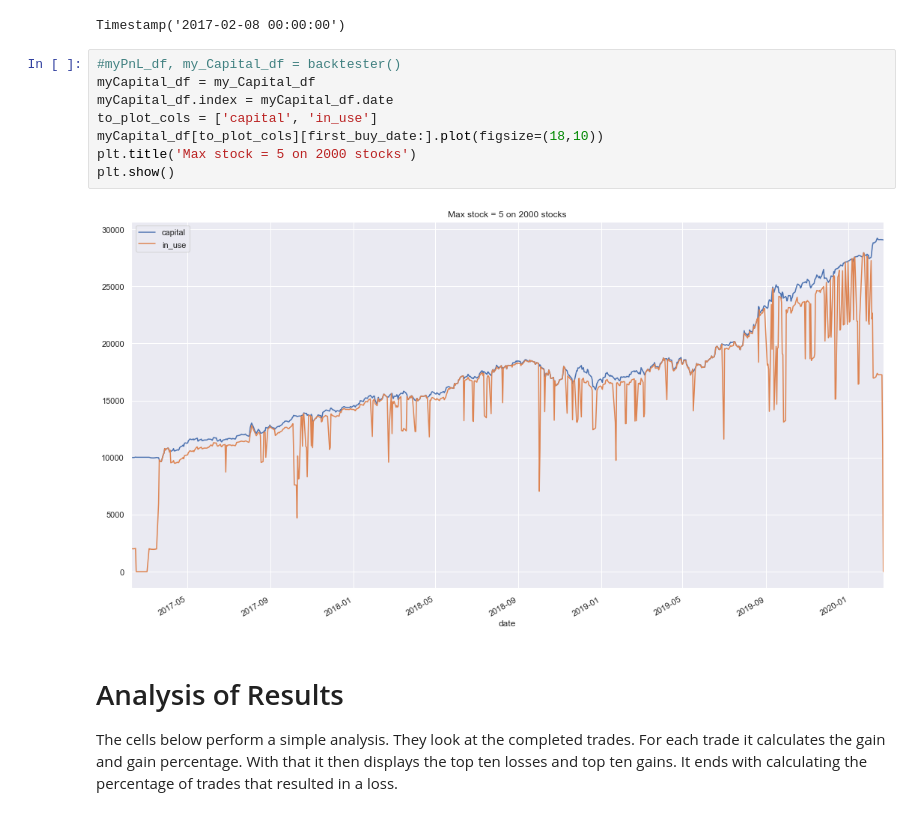
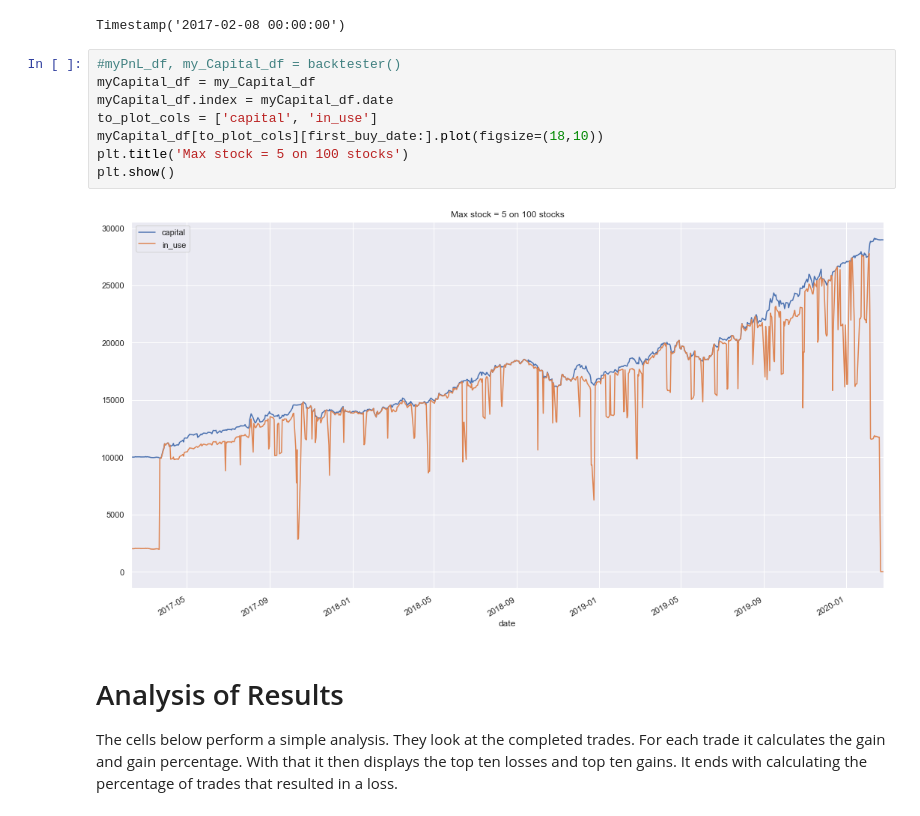
Before and after one commit to frkornet/Stock-Market-Final-Project, a Jupyter notebook: notebook/backtest_100.ipynb, the cells around one changed output. Drawn from its saved outputs; the diff is of its cells as text.

```diff
--- a/notebook/backtest_100.ipynb
+++ b/notebook/backtest_100.ipynb
@@ -81,13 +85,13 @@ Timestamp('2017-02-08 00:00:00')
 # %%
 #myPnL_df, my_Capital_df = backtester()
 myCapital_df = my_Capital_df
 myCapital_df.index = myCapital_df.date
 to_plot_cols = ['capital', 'in_use']
 myCapital_df[to_plot_cols][first_buy_date:].plot(figsize=(18,10))
-plt.title('Max stock = 5 on 2000 stocks')
+plt.title('Max stock = 5 on 100 stocks')
 plt.show()
 # %% [output]
-[figure, old version]
+[figure, new version]
 # %% [markdown]
 # Analysis of Results
 
```
Also changed, not shown: parts of 23 cells of this notebook, 1 other file.
